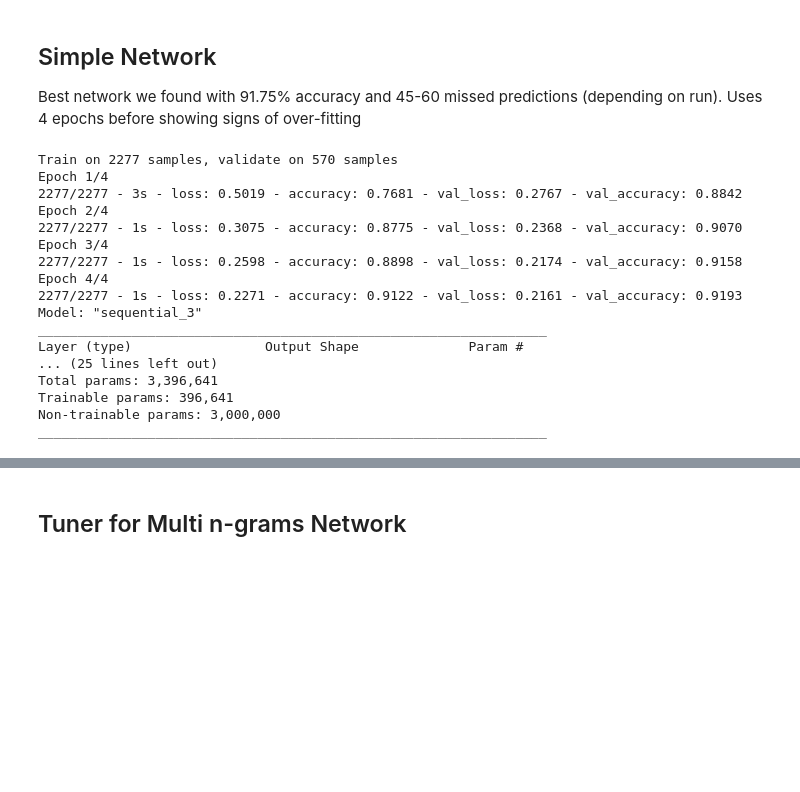
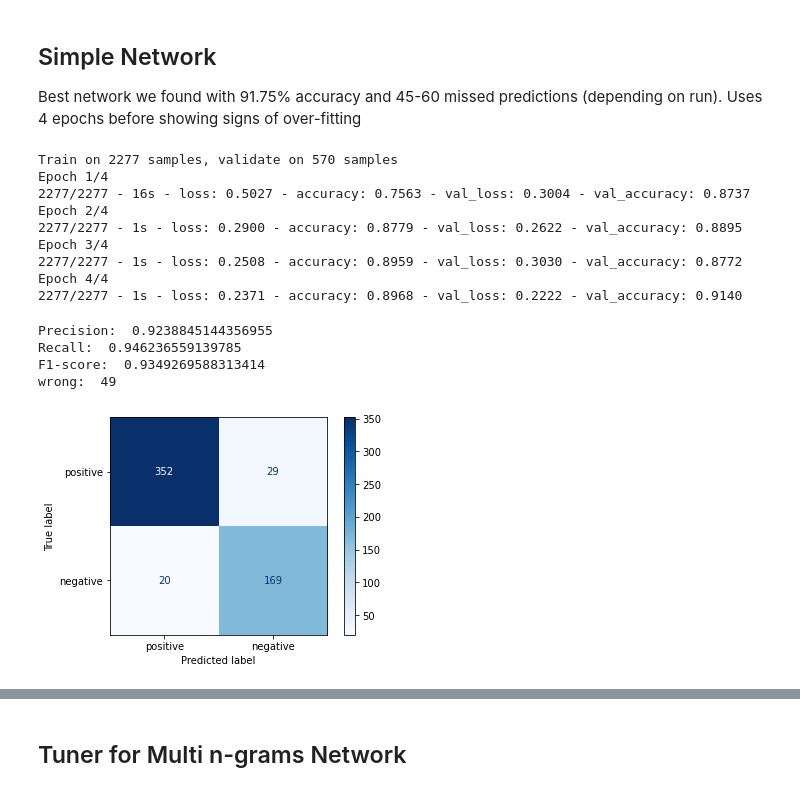
Before and after one commit to kamilszymczak/dissertation, a Jupyter notebook: ml/convnet.ipynb, the cells around one changed output, grey strips where cells are left out. Cells and saved outputs as stored; diff of their text form; code cells hidden in the pictures; blank space fills up the shorter version.

```diff
--- a/ml/convnet.ipynb
+++ b/ml/convnet.ipynb
@@ -141,22 +143,33 @@ Uses 4 epochs before showing signs of over-fitting
     # adam = tf.keras.optimizers.Adam(learning_rate=0.0001)
     model_cnn.compile(loss='binary_crossentropy', optimizer='adam', metrics=['accuracy'])
     fit_obj = model_cnn.fit(X_train, y_train, validation_data=(X_test, y_test), epochs=4, batch_size=32, verbose=2)
-    model_cnn.summary()
+    # model_cnn.summary()
 # %% [output]
 Train on 2277 samples, validate on 570 samples
 Epoch 1/4
-2277/2277 - 3s - loss: 0.5019 - accuracy: 0.7681 - val_loss: 0.2767 - val_accuracy: 0.8842
+2277/2277 - 16s - loss: 0.5027 - accuracy: 0.7563 - val_loss: 0.3004 - val_accuracy: 0.8737
 Epoch 2/4
-2277/2277 - 1s - loss: 0.3075 - accuracy: 0.8775 - val_loss: 0.2368 - val_accuracy: 0.9070
+2277/2277 - 1s - loss: 0.2900 - accuracy: 0.8779 - val_loss: 0.2622 - val_accuracy: 0.8895
 Epoch 3/4
-2277/2277 - 1s - loss: 0.2598 - accuracy: 0.8898 - val_loss: 0.2174 - val_accuracy: 0.9158
+2277/2277 - 1s - loss: 0.2508 - accuracy: 0.8959 - val_loss: 0.3030 - val_accuracy: 0.8772
 Epoch 4/4
-2277/2277 - 1s - loss: 0.2271 - accuracy: 0.9122 - val_loss: 0.2161 - val_accuracy: 0.9193
-Model: "sequential_3"
-_________________________________________________________________
-Layer (type)                 Output Shape              Param #
-... (25 lines left out)
-Total params: 3,396,641
-Trainable params: 396,641
-Non-trainable params: 3,000,000
-_________________________________________________________________
+2277/2277 - 1s - loss: 0.2371 - accuracy: 0.8968 - val_loss: 0.2222 - val_accuracy: 0.9140
+# %%
+from sklearn.metrics import confusion_matrix
+y_pred = (model_cnn.predict(X_test).ravel()>0.5)+0 # predict and get class (0 if pred < 0.5 else 1)
+tp, fp, fn, tn = confusion_matrix(y_test, y_pred, labels=[1, 0]).ravel()
+conf = confusion_matrix(y_test, y_pred, labels=[1, 0])
+gh.conf_matrix(conf)
+
+precision = tp / (tp+fp)
+recall = tp / (tp+fn)
+print("Precision: ", precision)
+print("Recall: ", recall)
+print("F1-score: ", (2*precision*recall) / (precision+recall))
+print("wrong: ", fn+fp)
+# %% [output]
+Precision:  0.9238845144356955
+Recall:  0.946236559139785
+F1-score:  0.9349269588313414
+wrong:  49
+[figure, added]
```
Also changed, not shown: parts of 19 cells of this notebook.
